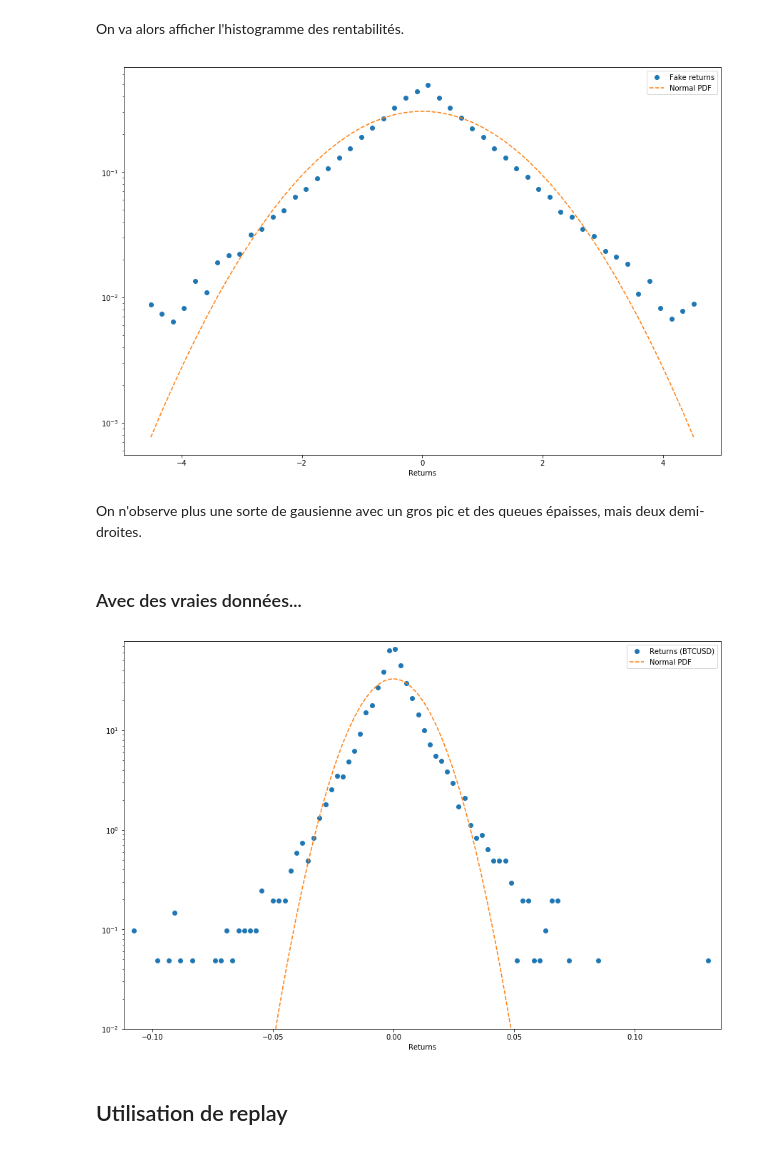
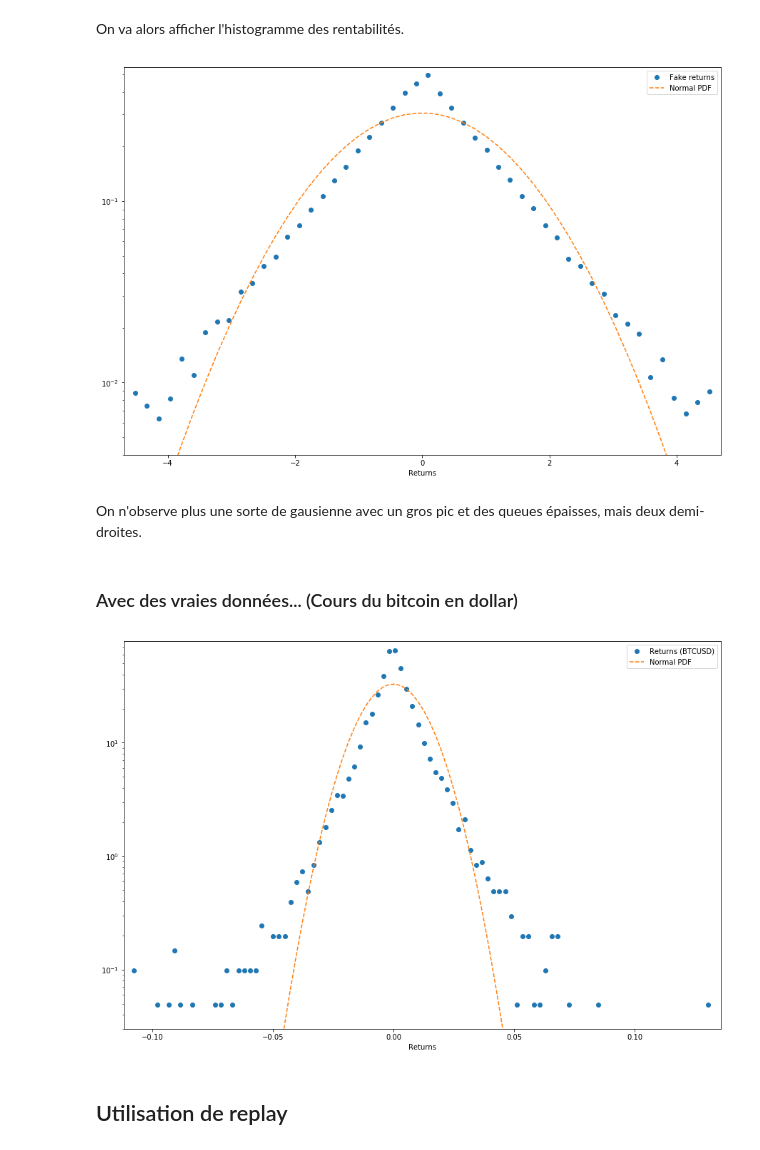
Before and after one commit to cristal-smac/atomPython, a Jupyter notebook: Atom.ipynb, the cells around one changed output. Drawn from its saved outputs; the diff is of its cells as text; code cells hidden in the pictures.

```diff
--- a/Atom.ipynb
+++ b/Atom.ipynb
@@ -186,25 +186,25 @@ plt.semilogy(R, D, 'o', label='Fake returns')
 plt.semilogy(R, N, '--', label='Normal PDF')
 plt.xlabel('Returns')
 plt.legend(loc='best')
-plt.axis([min(R)*1.04, max(R)*1.04, 10**-5, max(D)*1.1])
+plt.axis([min(R)*1.04, max(R)*1.04, 4*10**-3, max(D)*1.1])
 plt.show()
 # %% [output]
-[figure, old version]
+[figure, new version]
 # %% [markdown]
 On n'observe plus une sorte de gausienne avec un gros pic et des queues épaisses, mais deux demi-droites.
 # %% [markdown]
-### Avec des vraies données...
+### Avec des vraies données... (Cours du bitcoin en dollar)
 # %%
 R, D, N = process_returns_hist('BTCUSD.dat', 'BTCUSD', 100)
 # BTCUSD.dat : cours de BTCUSD (chaque heure)
 plt.semilogy(R, D, 'o', label='Returns (BTCUSD)')
 plt.semilogy(R, N, '--', label='Normal PDF')
 plt.xlabel('Returns')
 plt.legend(loc='best')
-plt.axis([min(R)*1.04, max(R)*1.04, 10**-2, max(D)*1.2])
+plt.axis([min(R)*1.04, max(R)*1.04, 3*10**-2, max(D)*1.2])
 plt.show()
 # %% [output]
-[figure, old version]
+[figure, new version]
 # %% [markdown]
 ## Utilisation de replay
 # %% [markdown]
```
Also changed, not shown: 3 other files.
